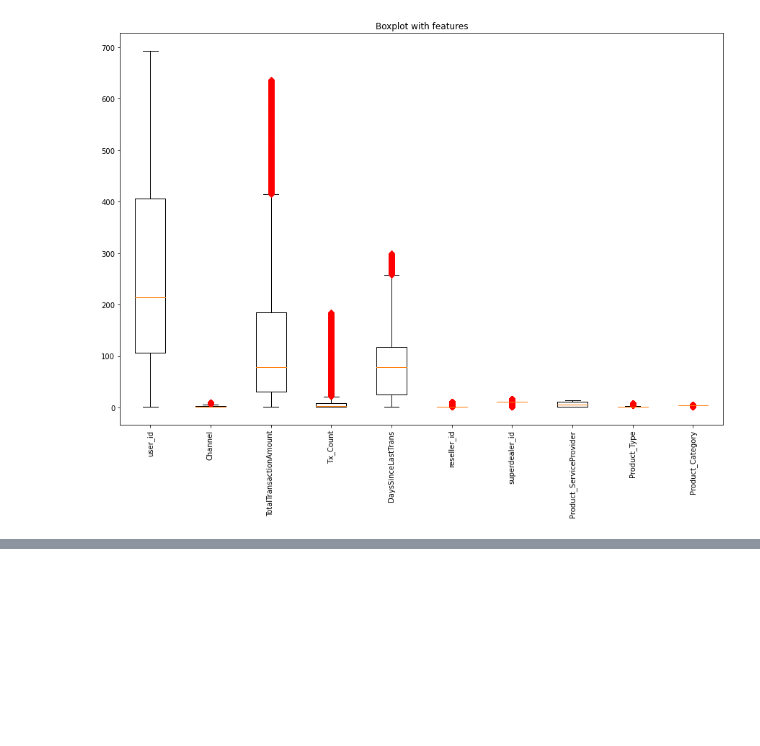
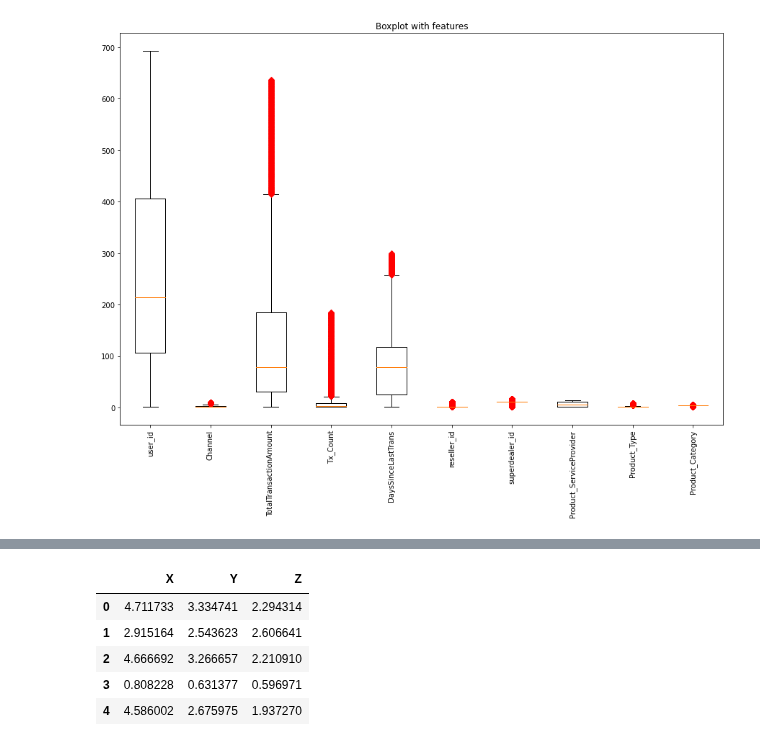
Before and after one commit to Jammal7/Introduction_to_Data_Science, a Jupyter notebook: Projects/ParellelScore_Assessment/Clustering_Analysis.ipynb, the cells around one changed output, grey strips where cells are left out. Saved outputs shown, nothing was run; the diff lists cells and outputs as text; code cells hidden in the pictures; blank space fills up the shorter version.

```diff
--- a/Projects/ParellelScore_Assessment/Clustering_Analysis.ipynb
+++ b/Projects/ParellelScore_Assessment/Clustering_Analysis.ipynb
@@ -310,0 +321,15 @@ sns.scatterplot(x='X', y='Y', hue='Labels', data=final_df_filled);
+# %%
+# Initiating PCA to reduce dimentions aka features to 3
+from sklearn.decomposition import PCA
+
+pca = PCA(n_components = 3)
+data_2D = pca.fit_transform(df_filled_norm)
+pca_final = pd.DataFrame(data_2D, columns=['X', 'Y', 'Z'])
+pca_final.head()
+# %% [output]
+|  | X | Y | Z |
+| 0 | 4.711733 | 3.334741 | 2.294314 |
+| 1 | 2.915164 | 2.543623 | 2.606641 |
+| 2 | 4.666692 | 3.266657 | 2.210910 |
+| 3 | 0.808228 | 0.631377 | 0.596971 |
+| 4 | 4.586002 | 2.675975 | 1.937270 |
```
Also changed, not shown: parts of 27 cells of this notebook.
